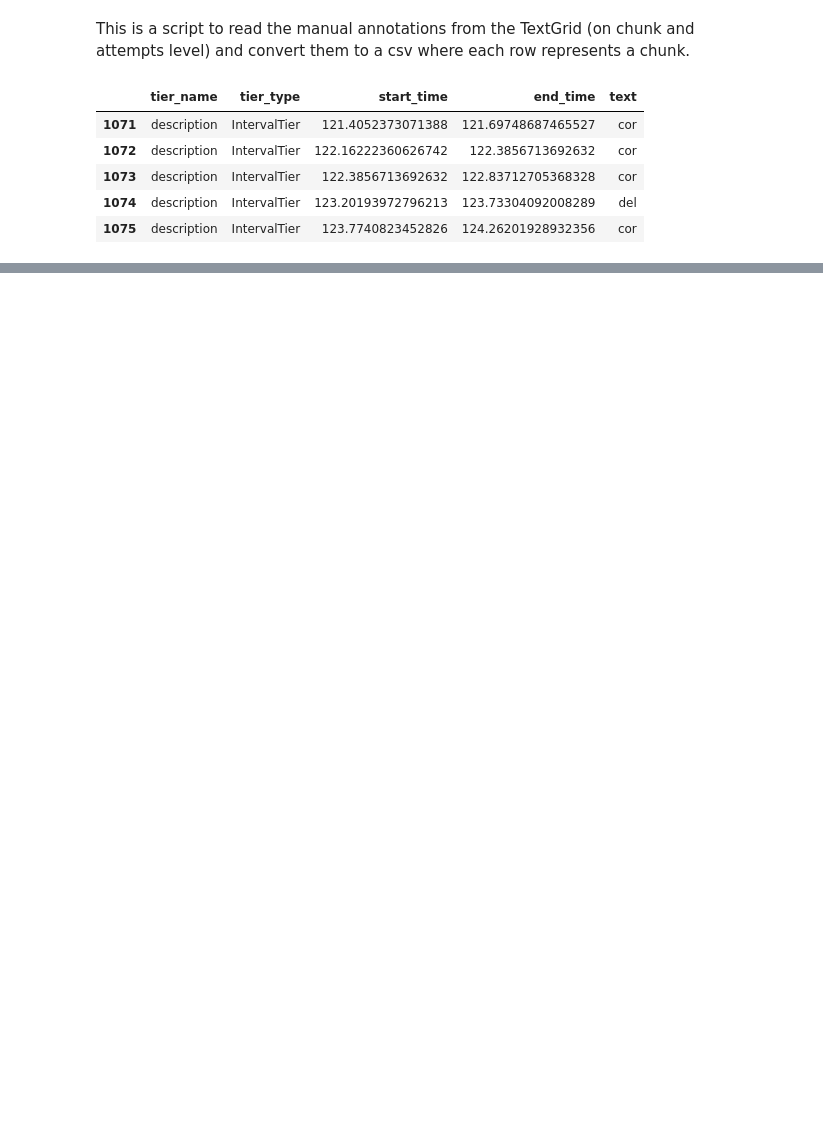
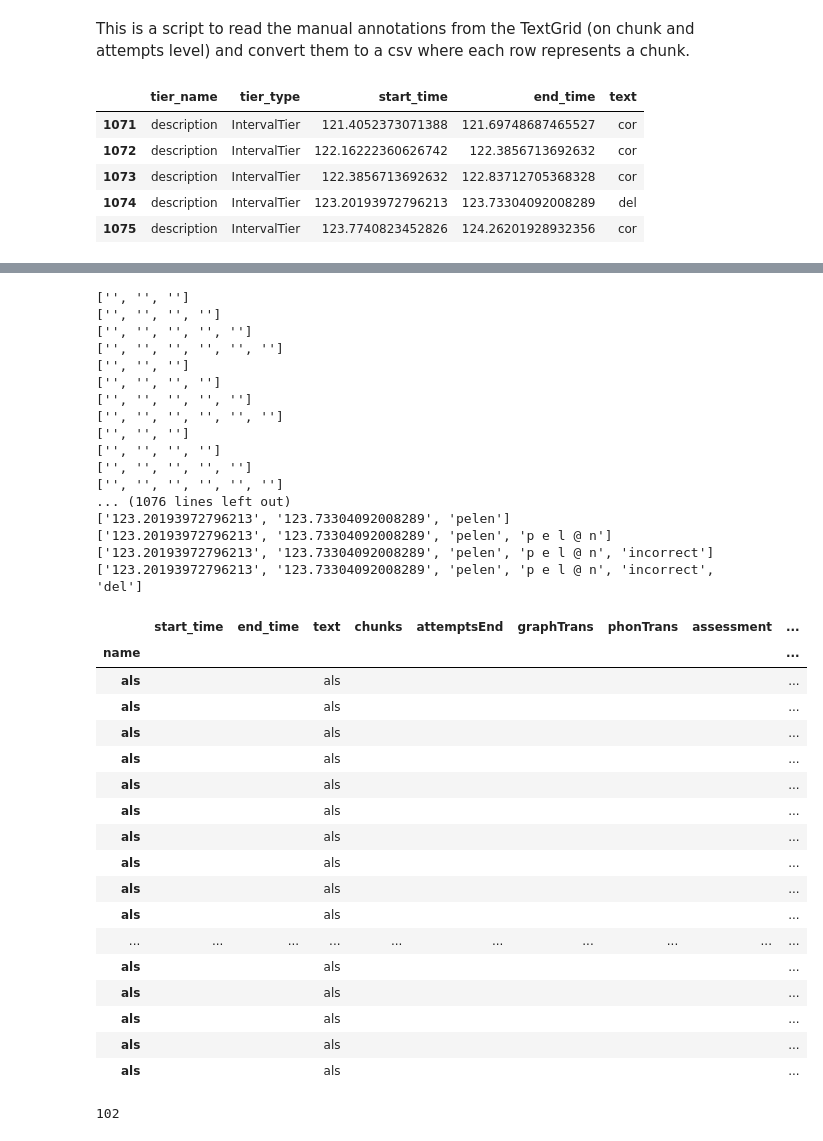
Before and after one commit to WiekeHarmsen/SERDA-experiment-repo, a Jupyter notebook: tg2-csv.ipynb, the cells around one changed output, grey strips where cells are left out. Cells and saved outputs as stored; diff of their text form; code cells hidden in the pictures; blank space fills up the shorter version.

Commit message:
read tg to dictionary

```diff
--- a/tg2-csv.ipynb
+++ b/tg2-csv.ipynb
@@ -11,7 +11,7 @@ import tgt # https://textgridtools.readthedocs.io/en/stable/api.html
 # audio_filename = os.path.basename(tg_file).replace('_checked.TextGrid', '')
 
 tg_file = '/vol/tensusers2/wharmsen/SERDA-annotations/round1_stories_all_marjul/textgrid/set1_jul/ZPGND-story_3-20230116114853113_checked.TextGrid'
-filename = os.path.basename(tg_file).replace('_checked.TextGrid', '')
+basename = os.path.basename(tg_file).replace('_checked.TextGrid', '')
 # %%
 """
 This function reads a .tg file and saves it as a dataframe where each row represents one interval.
@@ -33,7 +33,7 @@ def read_textgrid_to_dataframe(tg_file, audio_filename):
 
     return tg_df
 
-tg_df = read_textgrid_to_dataframe(tg_file, filename)
+tg_df = read_textgrid_to_dataframe(tg_file, basename)
 tg_df.tail()
 # %% [output]
 |  | tier_name | tier_type | start_time | end_time | text |
@@ -73,0 +110,25 @@ def initialize_chunks_df(tg_df, audio_filename):
+# %%
+# Loop through chunkDF
+promptList = list(promptDF['prompt'])
+expected_index = 0
+
+for chunk_idx, row in chunks_df.iterrows():
+
+    rec_prompt = row['name']
+    start_time = row['start_time']
+    end_time = row['end_time']
+    # text = row['text']
+
+    # match with first occurence in promptDF
+    idxOfRecWordInPromptDF = promptList[start_time, end_time].index(rec_prompt)
+
+    if idxOfRecWordInPromptDF != -1 and idxOfRecWordInPromptDF >= expected_index :
+        promptDF.loc[idxOfRecWordInPromptDF, 'start_time'] = start_time
+        promptDF.loc[idxOfRecWordInPromptDF, 'end_time'] = end_time
+        promptDF.loc[idxOfRecWordInPromptDF, 'chunk'] = rec_prompt
+
+        promptList[idxOfRecWordInPromptDF] = ''
+        print(promptList)
+
+    else:
+        print(basename, 'contains typo:', rec_prompt)
@@ -93,5 +156,5 @@ def expand_chunks_df_with_chunks(tg_df, chunks_df, audio_filename):
 
     return chunks_df
 
-# chunks_df = expand_chunks_df_with_chunks(tg_df, chunks_df, audio_filename)
-# chunks_df
+chunks_df = expand_chunks_df_with_chunks(tg_df, chunks_df, basename)
+chunks_df
@@ -113,35 +190,77 @@ def add_attempts_info_to_chunks_df(tg_df, chunks_df):
 
         for annotationType in ['attempts', 'attemptsPhones', 'correct', 'description']:
 
             # Get first and last attempt on certain chunk
             try:
                 startAttemptIdx = attempts_df[(attempts_df['start_time'] == startTimeChunk) & (attempts_df['tier_name'] == annotationType)].index[0]
                 endAttemptIdx = attempts_df[(attempts_df['end_time'] == endTimeChunk) & (attempts_df['tier_name'] == annotationType)].index[0]
 
                 # Combine all attempts for one chunk
                 attempts_to_chunks_list = []
                 for idx in np.arange(startAttemptIdx, endAttemptIdx+1, 1):
                     attempts_to_chunks_list.append(attempts_df.loc[idx, 'text'])
 
                 resulting_info.append("-".join(attempts_to_chunks_list))
 
             except:
                 # prompt is not read, add default annotation
                 resulting_info.append("")
 
+            print(resulting_info)
+
 
         resulting_matrix.append(resulting_info)
 
     attempts_info_df = pd.DataFrame(resulting_matrix, columns = ['attemptsStart', 'attemptsEnd', 'graphTrans', 'phonTrans', 'assessment', 'assessmentDescription'])
 
     # Attempts_info_df and chunks_df should be matched on startTime
     attempts_info_df_time_index = attempts_info_df.rename(columns={"attemptsStart": "start_time"}).set_index('start_time')
     chunks_df_time_index = chunks_df.set_index('start_time')
 
     return chunks_df_time_index.join(attempts_info_df_time_index).reset_index().set_index('name')
 
-# attempts_info_df = add_attempts_info_to_chunks_df(tg_df, chunks_df)
-# attempts_info_df.head()
+attempts_info_df = add_attempts_info_to_chunks_df(tg_df, chunks_df)
+attempts_info_df.head(20)
+# %% [output]
+['', '', '']
+['', '', '', '']
+['', '', '', '', '']
+['', '', '', '', '', '']
+['', '', '']
+['', '', '', '']
+['', '', '', '', '']
+['', '', '', '', '', '']
+['', '', '']
+['', '', '', '']
+['', '', '', '', '']
+['', '', '', '', '', '']
+... (1076 lines left out)
+['123.20193972796213', '123.73304092008289', 'pelen']
+['123.20193972796213', '123.73304092008289', 'pelen', 'p e l @ n']
+['123.20193972796213', '123.73304092008289', 'pelen', 'p e l @ n', 'incorrect']
+['123.20193972796213', '123.73304092008289', 'pelen', 'p e l @ n', 'incorrect', 'del']
+|  | start_time | end_time | text | chunks | attemptsEnd | graphTrans | phonTrans | assessment | ... |
+| name |  |  |  |  |  |  |  |  | ... |
+| als |  |  | als |  |  |  |  |  | ... |
+| als |  |  | als |  |  |  |  |  | ... |
+| als |  |  | als |  |  |  |  |  | ... |
+| als |  |  | als |  |  |  |  |  | ... |
+| als |  |  | als |  |  |  |  |  | ... |
+| als |  |  | als |  |  |  |  |  | ... |
+| als |  |  | als |  |  |  |  |  | ... |
+| als |  |  | als |  |  |  |  |  | ... |
+| als |  |  | als |  |  |  |  |  | ... |
+| als |  |  | als |  |  |  |  |  | ... |
+| ... | ... | ... | ... | ... | ... | ... | ... | ... | ... |
+| als |  |  | als |  |  |  |  |  | ... |
+| als |  |  | als |  |  |  |  |  | ... |
+| als |  |  | als |  |  |  |  |  | ... |
+| als |  |  | als |  |  |  |  |  | ... |
+| als |  |  | als |  |  |  |  |  | ... |
+# %%
+len(attempts_info_df.drop_duplicates())
+# %% [output]
+102
 # %%
 # Main function
 pd.set_option('mode.chained_assignment', None)
```
Also changed, not shown: parts of 5 cells of this notebook, 9 other files.
